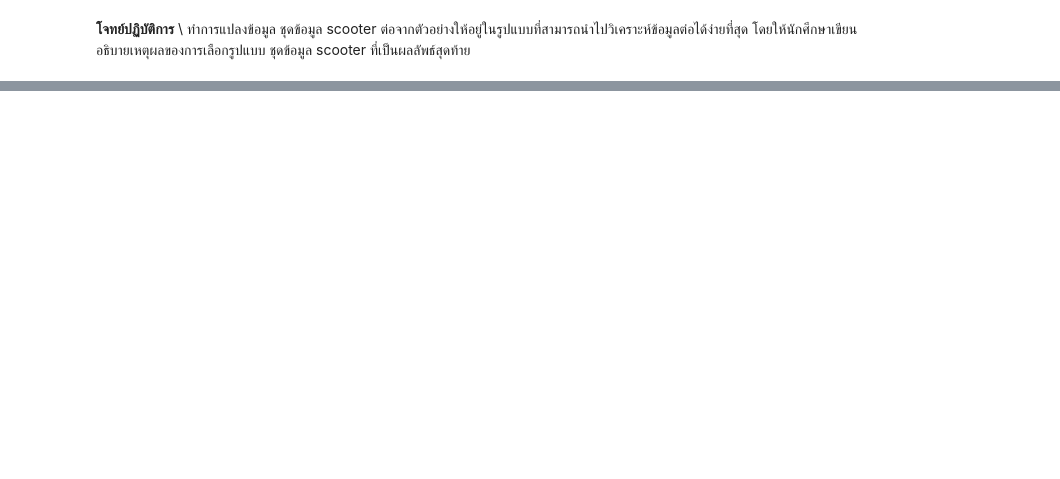
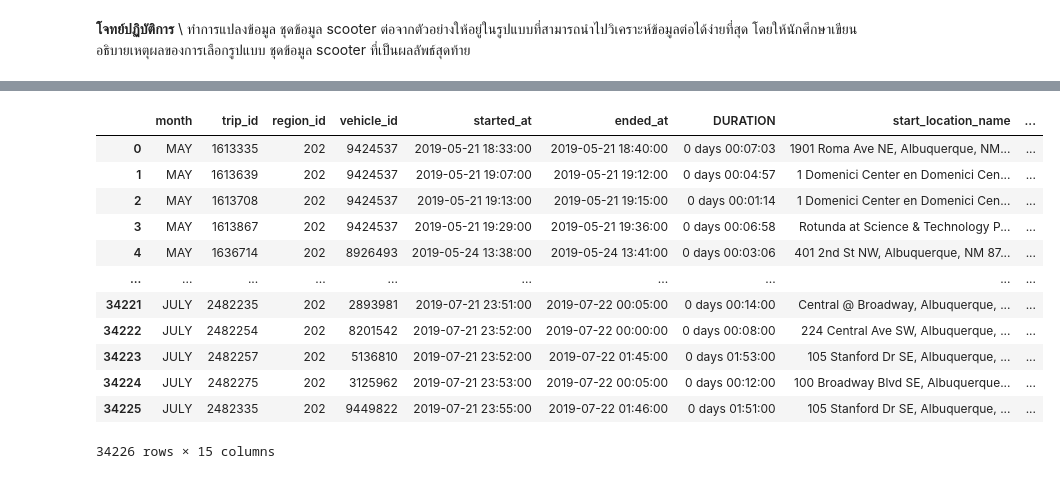
Before and after one commit to tackulus/204426, a Jupyter notebook: Lab_03_610510531.ipynb, the cells around one changed output, grey strips where cells are left out. Saved outputs shown, nothing was run; the diff lists cells and outputs as text; code cells hidden in the pictures; blank space fills up the shorter version.

```diff
--- a/Lab_03_610510531.ipynb
+++ b/Lab_03_610510531.ipynb
@@ -202,0 +229,20 @@ data.head()
+# %%
+# Start your code  here!
+df = data.copy()
+
+field_str = ('month',
+             'trip_id',
+             'region_id',
+             'vehicle_id',
+             'start_location_name',
+             'end_location_name',
+             'user_id',
+             'trip_ledger_id')
+
+field_dt64 = ('started_at', 'ended_at')
+field_td64 = ('DURATION',)
+
+df = df.astype({col: 'string' for col in field_str})
+df = df.astype({col: 'datetime64[ns]' for col in field_dt64})
+df = df.astype({col: 'timedelta64[ns]' for col in field_td64})
+df.dtypes
@@ -202,0 +266,16 @@ data.head()
+# %%
+df
+# %% [output]
+|  | month | trip_id | region_id | vehicle_id | started_at | ended_at | DURATION | start_location_name | ... |
+| 0 | MAY | 1613335 | 202 | 9424537 | 2019-05-21 18:33:00 | 2019-05-21 18:40:00 | 0 days 00:07:03 | 1901 Roma Ave NE, Albuquerque, NM... | ... |
+| 1 | MAY | 1613639 | 202 | 9424537 | 2019-05-21 19:07:00 | 2019-05-21 19:12:00 | 0 days 00:04:57 | 1 Domenici Center en Domenici Cen... | ... |
+| 2 | MAY | 1613708 | 202 | 9424537 | 2019-05-21 19:13:00 | 2019-05-21 19:15:00 | 0 days 00:01:14 | 1 Domenici Center en Domenici Cen... | ... |
+| 3 | MAY | 1613867 | 202 | 9424537 | 2019-05-21 19:29:00 | 2019-05-21 19:36:00 | 0 days 00:06:58 | Rotunda at Science & Technology P... | ... |
+| 4 | MAY | 1636714 | 202 | 8926493 | 2019-05-24 13:38:00 | 2019-05-24 13:41:00 | 0 days 00:03:06 | 401 2nd St NW, Albuquerque, NM 87... | ... |
+| ... | ... | ... | ... | ... | ... | ... | ... | ... | ... |
+| 34221 | JULY | 2482235 | 202 | 2893981 | 2019-07-21 23:51:00 | 2019-07-22 00:05:00 | 0 days 00:14:00 | Central @ Broadway, Albuquerque, ... | ... |
+| 34222 | JULY | 2482254 | 202 | 8201542 | 2019-07-21 23:52:00 | 2019-07-22 00:00:00 | 0 days 00:08:00 | 224 Central Ave SW, Albuquerque, ... | ... |
+| 34223 | JULY | 2482257 | 202 | 5136810 | 2019-07-21 23:52:00 | 2019-07-22 01:45:00 | 0 days 01:53:00 | 105 Stanford Dr SE, Albuquerque, ... | ... |
+| 34224 | JULY | 2482275 | 202 | 3125962 | 2019-07-21 23:53:00 | 2019-07-22 00:05:00 | 0 days 00:12:00 | 100 Broadway Blvd SE, Albuquerque... | ... |
+| 34225 | JULY | 2482335 | 202 | 9449822 | 2019-07-21 23:55:00 | 2019-07-22 01:46:00 | 0 days 01:51:00 | 105 Stanford Dr SE, Albuquerque, ... | ... |
+34226 rows × 15 columns
```
Also changed, not shown: parts of 10 cells of this notebook.
